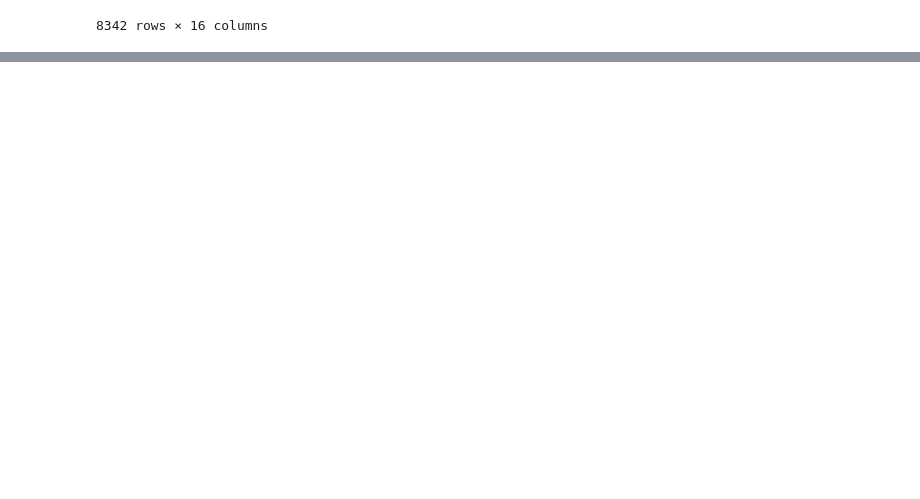
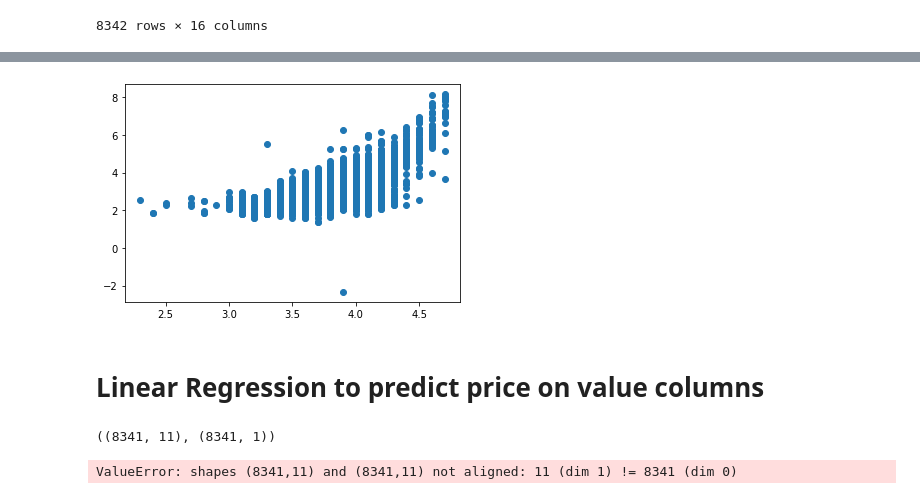
Before and after one commit to vcampos4545/ORIE-4740-Final-Project, a Jupyter notebook: Python Data Analysis.ipynb, the cells around one changed output, grey strips where cells are left out. Saved outputs shown, nothing was run; the diff lists cells and outputs as text; code cells hidden in the pictures; blank space fills up the shorter version.

```diff
--- a/DataScraper.ipynb
+++ b/Python Data Analysis.ipynb
@@ -143,0 +210,7 @@ df.to_csv("WineData.csv")
+# %%
+plt.scatter(log["Rating"],log['log_price'])
+plt.show()
+# %% [output]
+[figure, added]
+# %% [markdown]
+# Linear Regression to predict price on value columns
@@ -143,0 +219,13 @@ df.to_csv("WineData.csv")
+# %%
+X = filtered.drop(columns=["Price","Id","Name",'StyleName',"Region","Country", "Winery"]).values
+y = filtered["Price"].values.reshape(-1,1)
+
+X.shape,y.shape
+# %% [output]
+((8341, 11), (8341, 1))
+# %%
+model = sm.OLS(X,y)
+res = model.fit()
+res.summary()
+# %% [output]
+ValueError: shapes (8341,11) and (8341,11) not aligned: 11 (dim 1) != 8341 (dim 0)
```
Also changed, not shown: parts of 13 cells of this notebook, 1 other file.
